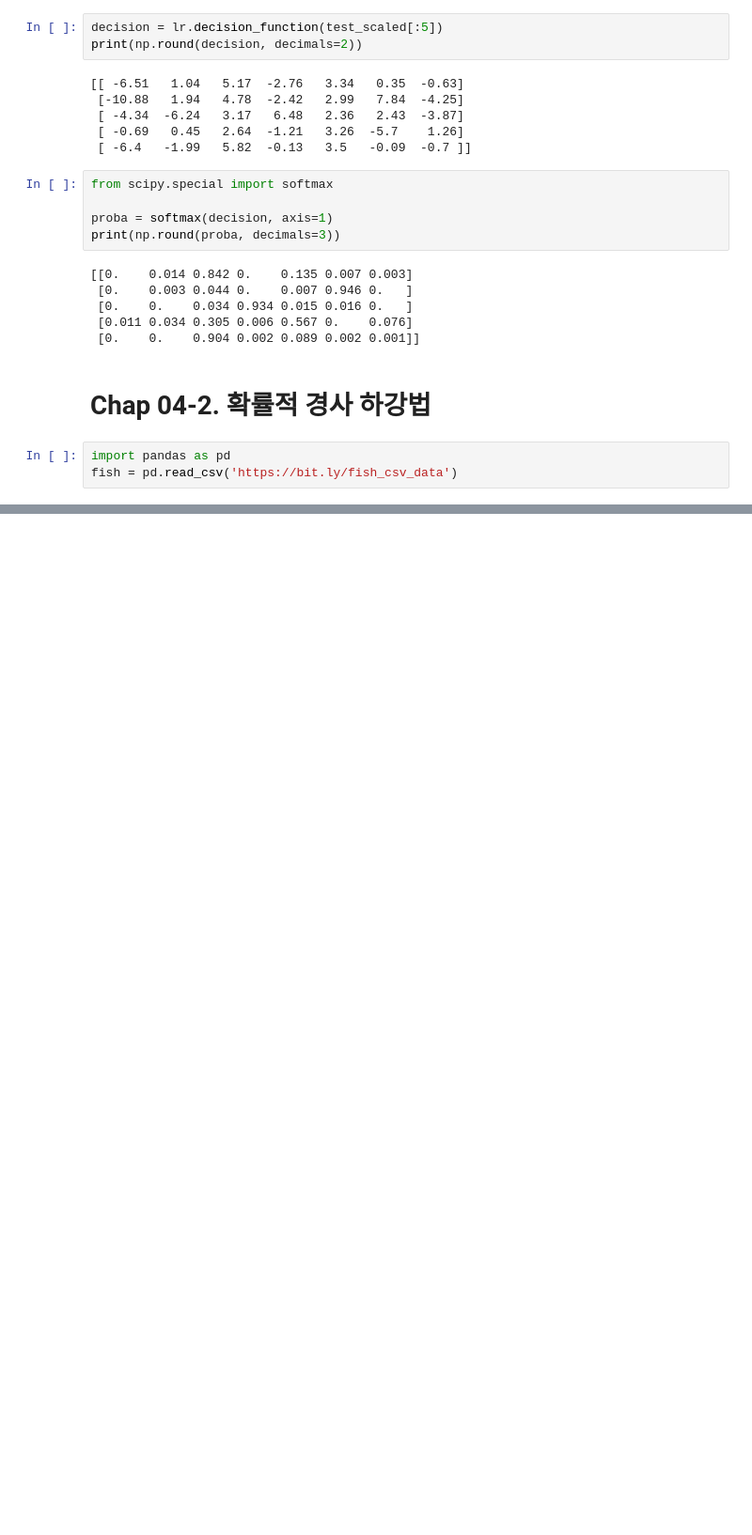
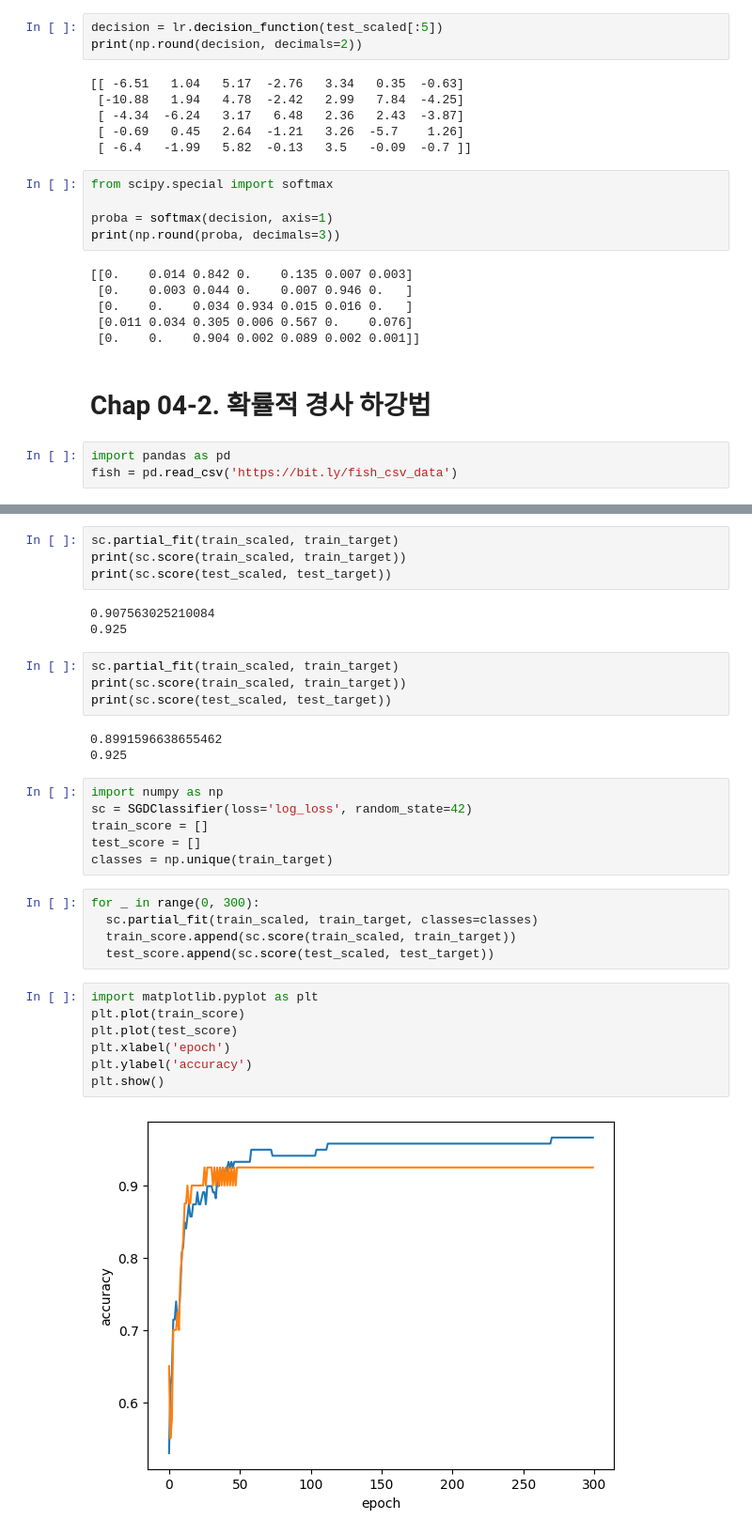
Before and after one commit to peenball/Books, a Jupyter notebook: 혼자_공부하는_머신러닝_딥러닝/Study_혼공머_Chap04.ipynb, the cells around one changed output, grey strips where cells are left out. Shown at 94% size. Drawn from its saved outputs; the diff is of its cells as text; blank space fills up the shorter version.

```diff
--- a/혼자_공부하는_머신러닝_딥러닝/Study_혼공머_Chap04.ipynb
+++ b/혼자_공부하는_머신러닝_딥러닝/Study_혼공머_Chap04.ipynb
@@ -187,0 +242,34 @@ fish = pd.read_csv('https://bit.ly/fish_csv_data')
+# %%
+sc.partial_fit(train_scaled, train_target)
+print(sc.score(train_scaled, train_target))
+print(sc.score(test_scaled, test_target))
+# %% [output]
+0.907563025210084
+0.925
+# %%
+sc.partial_fit(train_scaled, train_target)
+print(sc.score(train_scaled, train_target))
+print(sc.score(test_scaled, test_target))
+# %% [output]
+0.8991596638655462
+0.925
+# %%
+import numpy as np
+sc = SGDClassifier(loss='log_loss', random_state=42)
+train_score = []
+test_score = []
+classes = np.unique(train_target)
+# %%
+for _ in range(0, 300):
+  sc.partial_fit(train_scaled, train_target, classes=classes)
+  train_score.append(sc.score(train_scaled, train_target))
+  test_score.append(sc.score(test_scaled, test_target))
+# %%
+import matplotlib.pyplot as plt
+plt.plot(train_score)
+plt.plot(test_score)
+plt.xlabel('epoch')
+plt.ylabel('accuracy')
+plt.show()
+# %% [output]
+[figure, added]
```
Also changed, not shown: parts of 11 cells of this notebook.
